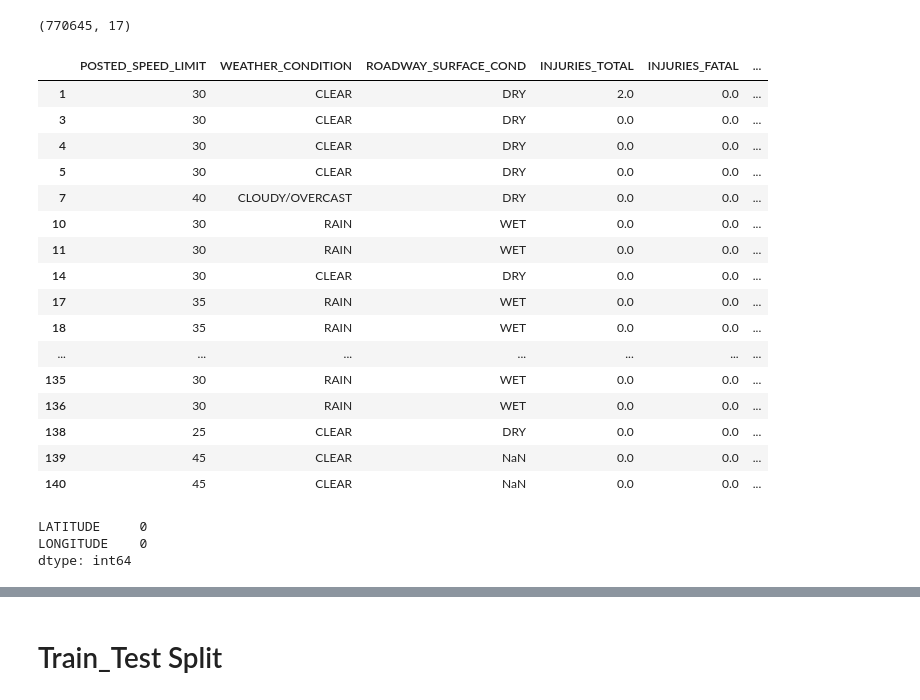
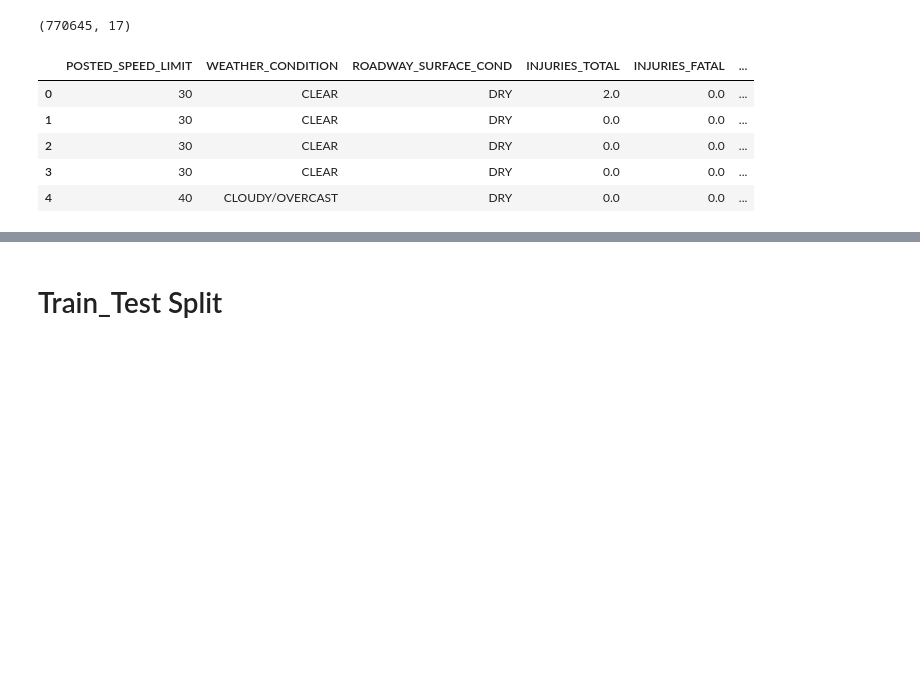
Before and after one commit to Milgha/Phase3-Project, a Jupyter notebook: Milad_Notebook.ipynb, the cells around one changed output, grey strips where cells are left out. Cells and saved outputs as stored; diff of their text form; code cells hidden in the pictures; blank space fills up the shorter version.

```diff
--- a/Milad_Notebook.ipynb
+++ b/Milad_Notebook.ipynb
@@ -593,37 +581,21 @@ df_relv = df.drop([
 #    'PHYSICAL_CONDITION'],
 ],axis=1)
 # %%
-df_drop_missing = df_relv.dropna(subset = ['ZIPCODE','LATITUDE','LONGITUDE'], axis = 0)
+df_drop_missing = df_relv.dropna(subset = ['ZIPCODE','LATITUDE','LONGITUDE'], axis = 0).reset_index(drop=True)
 df_drop_missing.shape
 # %% [output]
 (770645, 17)
 # %%
-df_drop_missing.head(100)
+df_drop_missing.head()
 # %% [output]
 |  | POSTED_SPEED_LIMIT | WEATHER_CONDITION | ROADWAY_SURFACE_COND | INJURIES_TOTAL | INJURIES_FATAL | ... |
-| 1 | 30 | CLEAR | DRY | 2.0 | 0.0 | ... |
+| 0 | 30 | CLEAR | DRY | 2.0 | 0.0 | ... |
+| 1 | 30 | CLEAR | DRY | 0.0 | 0.0 | ... |
+| 2 | 30 | CLEAR | DRY | 0.0 | 0.0 | ... |
 | 3 | 30 | CLEAR | DRY | 0.0 | 0.0 | ... |
-| 4 | 30 | CLEAR | DRY | 0.0 | 0.0 | ... |
-| 5 | 30 | CLEAR | DRY | 0.0 | 0.0 | ... |
-| 7 | 40 | CLOUDY/OVERCAST | DRY | 0.0 | 0.0 | ... |
-| 10 | 30 | RAIN | WET | 0.0 | 0.0 | ... |
-| 11 | 30 | RAIN | WET | 0.0 | 0.0 | ... |
-| 14 | 30 | CLEAR | DRY | 0.0 | 0.0 | ... |
-| 17 | 35 | RAIN | WET | 0.0 | 0.0 | ... |
-| 18 | 35 | RAIN | WET | 0.0 | 0.0 | ... |
-| ... | ... | ... | ... | ... | ... | ... |
-| 135 | 30 | RAIN | WET | 0.0 | 0.0 | ... |
-| 136 | 30 | RAIN | WET | 0.0 | 0.0 | ... |
-| 138 | 25 | CLEAR | DRY | 0.0 | 0.0 | ... |
-| 139 | 45 | CLEAR | NaN | 0.0 | 0.0 | ... |
-| 140 | 45 | CLEAR | NaN | 0.0 | 0.0 | ... |
+| 4 | 40 | CLOUDY/OVERCAST | DRY | 0.0 | 0.0 | ... |
 # %%
-df11 = df_drop_missing[['LATITUDE',"LONGITUDE"]][:500].reset_index(drop=True)
-df11.isna().sum()
+df11 = df_drop_missing[['LATITUDE',"LONGITUDE"]]
-# %% [output]
-LATITUDE     0
-LONGITUDE    0
-dtype: int64
 # %%
 df11
 # %% [output]
```
Also changed, not shown: parts of 26 cells of this notebook.
